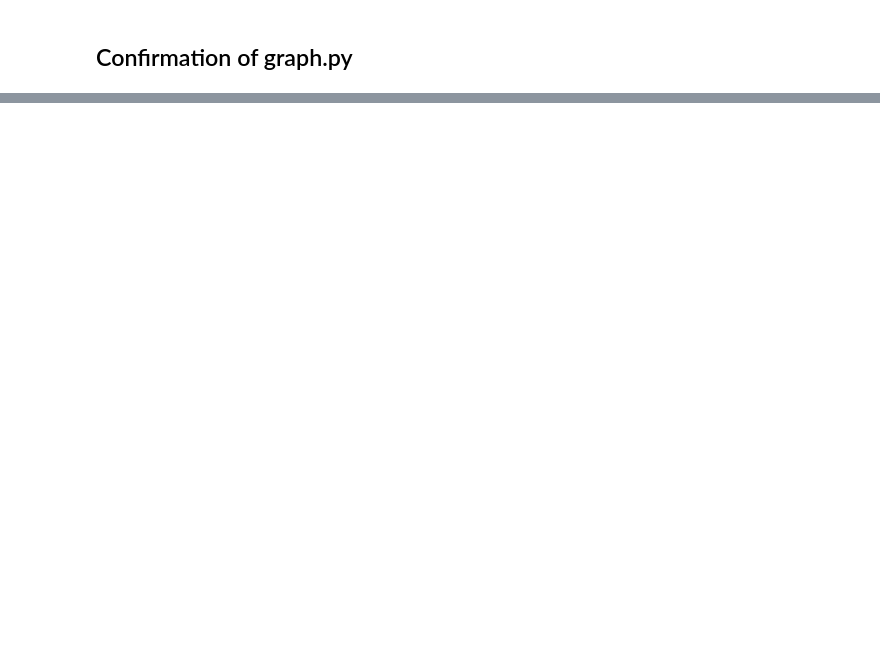
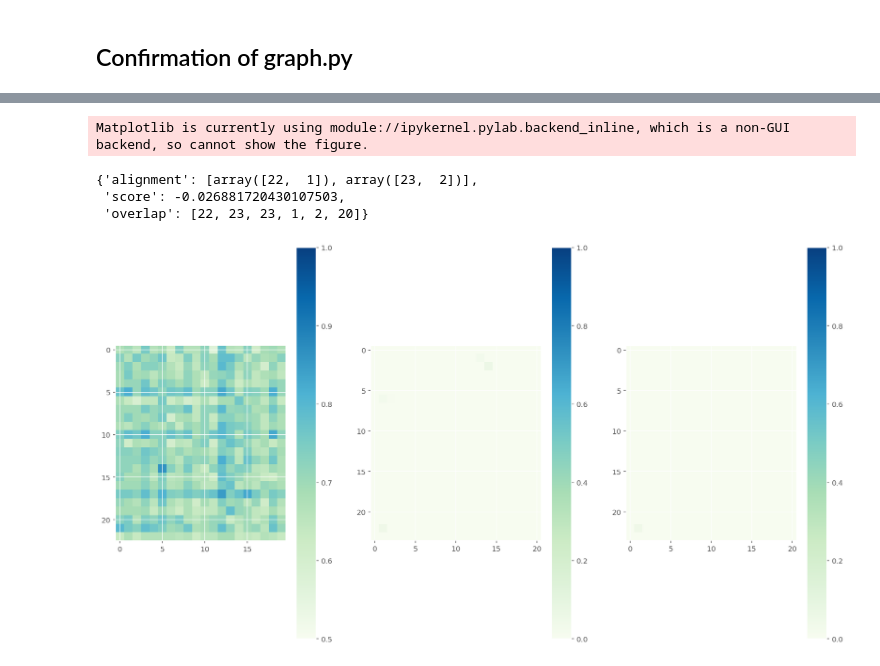
Before and after one commit to yoshihikosuzuki/CentromereAssembly, a Jupyter notebook: dalayout_dev.ipynb, the cells around one changed output, grey strips where cells are left out. Saved outputs shown, nothing was run; the diff lists cells and outputs as text; code cells hidden in the pictures; blank space fills up the shorter version.

Commit message:
refactor ava alignment

```diff
--- a/dalayout_dev.ipynb
+++ b/dalayout_dev.ipynb
@@ -117,0 +96,8 @@ encodings.head()
+# %%
+graph.svs_read_alignment(read_df_i, read_df_j, "var_vec_global0.0", 5, 'r', plot=True)
+# %% [output]
+Matplotlib is currently using module://ipykernel.pylab.backend_inline, which is a non-GUI backend, so cannot show the figure.
+{'alignment': [array([22,  1]), array([23,  2])],
+ 'score': -0.026881720430107503,
+ 'overlap': [22, 23, 23, 1, 2, 20]}
+[figure, added]
```
Also changed, not shown: parts of 12 cells of this notebook, 4 other files.
